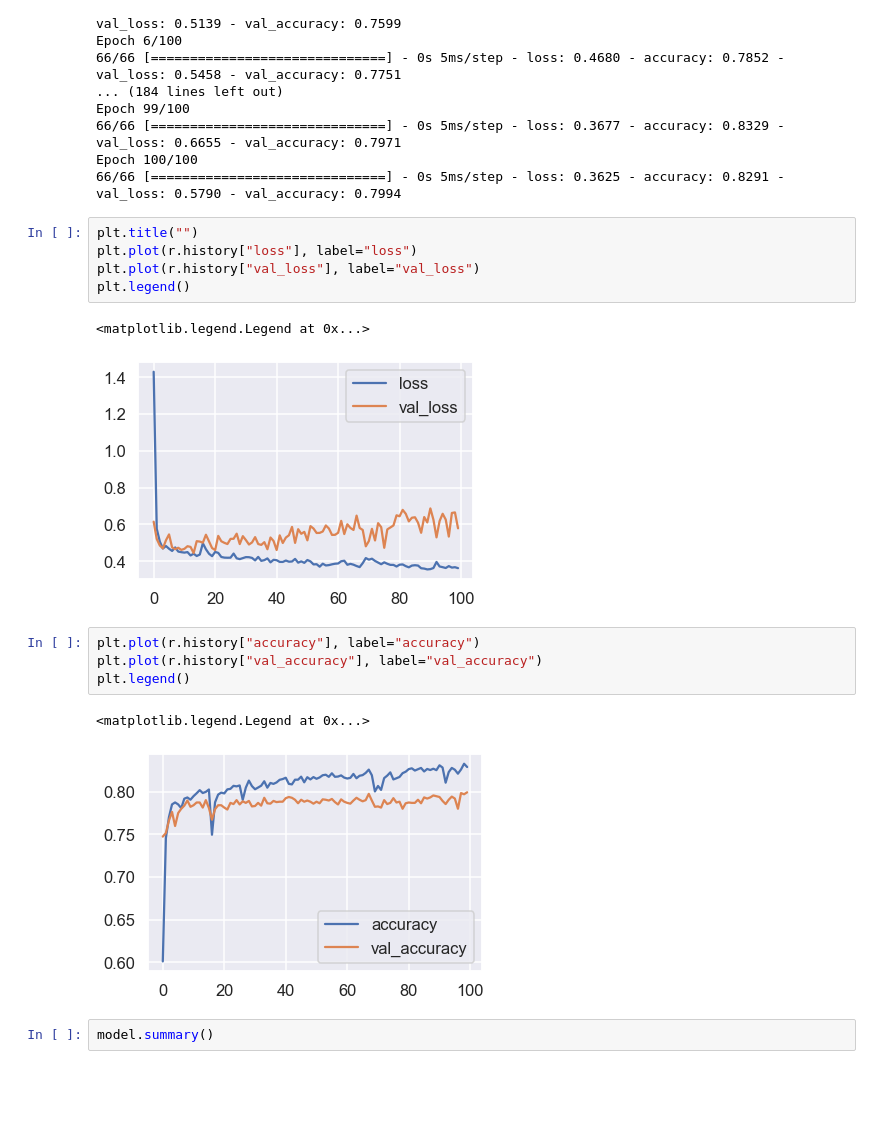
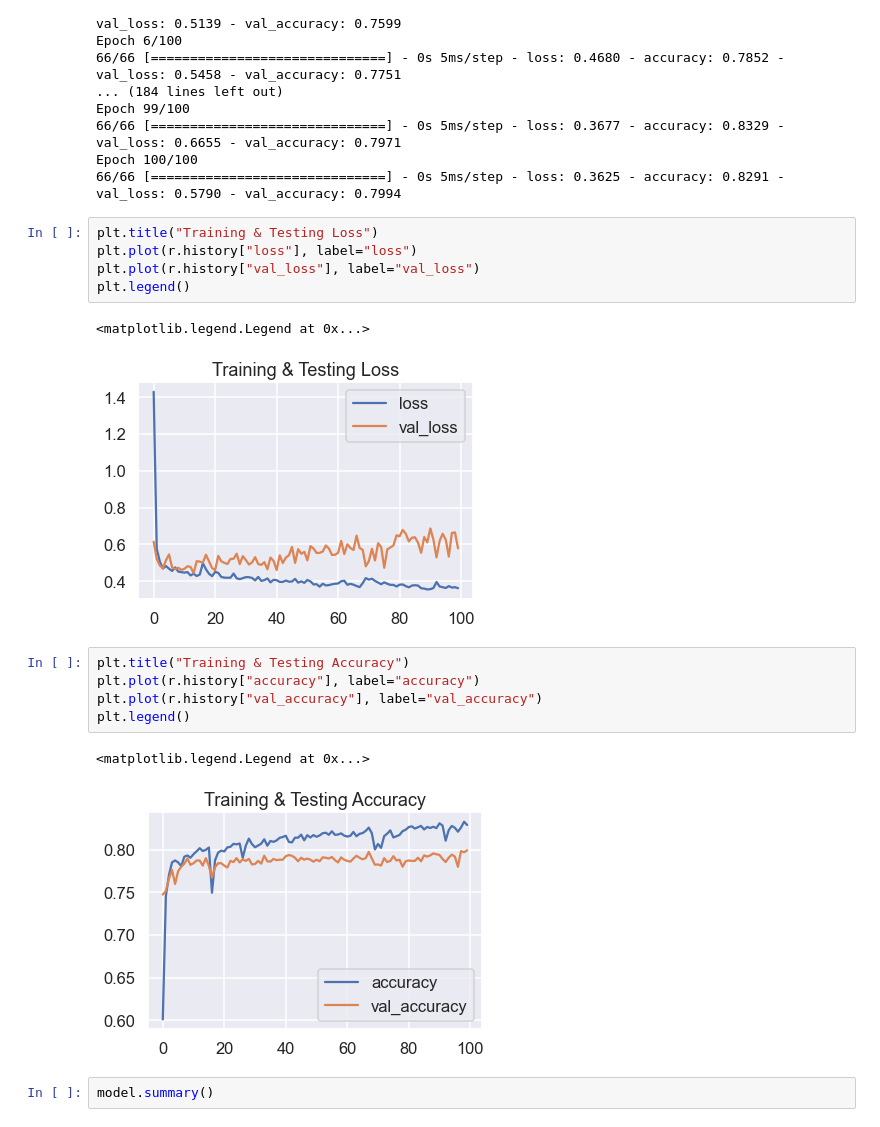
Before and after one commit to bustyAI/Interstellar-Disaster, a Jupyter notebook: spaceship_titanic.ipynb, the cells around one changed output. Drawn from its saved outputs; the diff is of its cells as text; blank space fills up the shorter version.

Commit message:
Adding images

```diff
--- a/spaceship_titanic.ipynb
+++ b/spaceship_titanic.ipynb
@@ -1667,20 +1667,21 @@ Epoch 99/100
 Epoch 100/100
 66/66 [==============================] - 0s 5ms/step - loss: 0.3625 - accuracy: 0.8291 - val_loss: 0.5790 - val_accuracy: 0.7994
 # %%
-plt.title("")
+plt.title("Training & Testing Loss")
 plt.plot(r.history["loss"], label="loss")
 plt.plot(r.history["val_loss"], label="val_loss")
 plt.legend()
 # %% [output]
 <matplotlib.legend.Legend at 0x...>
-[figure, old version]
+[figure, new version]
 # %%
+plt.title("Training & Testing Accuracy")
 plt.plot(r.history["accuracy"], label="accuracy")
 plt.plot(r.history["val_accuracy"], label="val_accuracy")
 plt.legend()
 # %% [output]
 <matplotlib.legend.Legend at 0x...>
-[figure, old version]
+[figure, new version]
 # %%
 model.summary()
 # %% [output]
```
Also changed, not shown: 3 other files.
